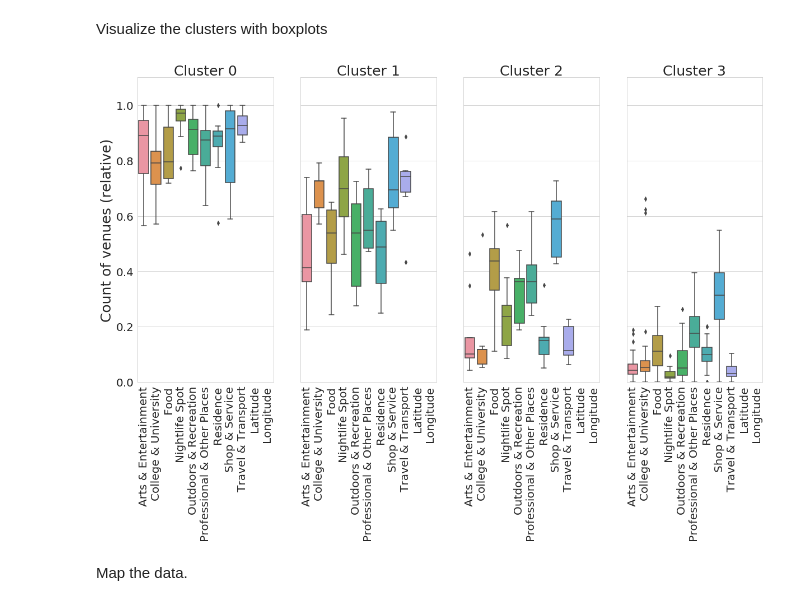
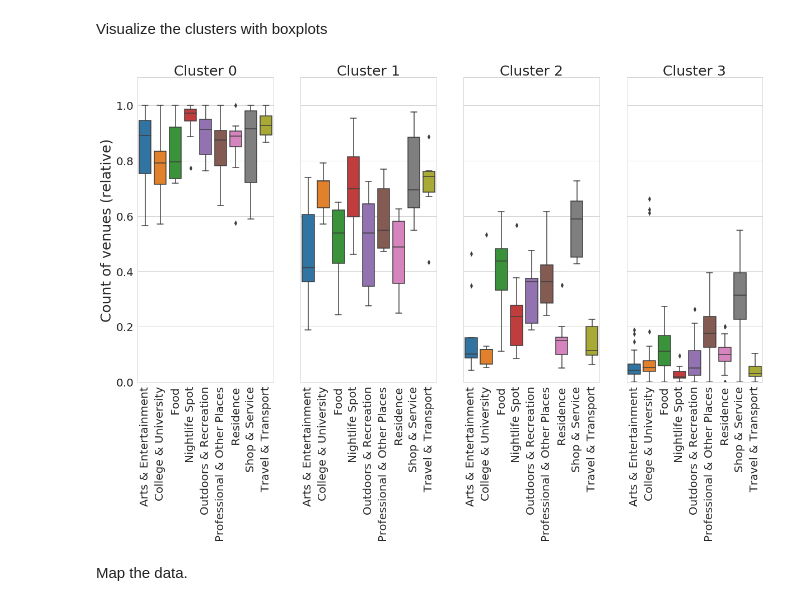
Before and after one commit to afroosheh/CapstoneProject, a Jupyter notebook: Montreal_analysis.ipynb, the cells around one changed output. Drawn from its saved outputs; the diff is of its cells as text; code cells hidden in the pictures.

```diff
--- a/Montreal_analysis.ipynb
+++ b/Montreal_analysis.ipynb
@@ -308,25 +308,28 @@ stations_clusters_minmax_df['Longitude'] = stations_venues_df['Longitude']
 Visualize the clusters with boxplots
 # %%
 import matplotlib.ticker as ticker
+
+stations_clusters_plot = stations_clusters_minmax_df.copy().drop(columns=['Latitude','Longitude'])
+#stations_clusters_plot.drop(columns=['Latitude','Longitude'], inplace=True)
 
 fig, axes = plt.subplots(1,kclusters, figsize=(20, 10), sharey=True)
 
 axes[0].set_ylabel('Count of venues (relative)', fontsize=25)
 #plt.set_xlabel('Venue category', fontsize='x-large')
 
 for k in range(kclusters):
     #Set same y axis limits
     axes[k].set_ylim(0,1.1)
     axes[k].xaxis.set_label_position('top')
     axes[k].set_xlabel('Cluster ' + str(k), fontsize=25)
     axes[k].tick_params(labelsize=20)
     plt.sca(axes[k])
     plt.xticks(rotation='vertical')
-    sns.boxplot(data = stations_clusters_minmax_df[stations_clusters_minmax_df['Cluster'] == k].drop('Cluster',1), ax=axes[k])
+    sns.boxplot(data = stations_clusters_plot[stations_clusters_plot['Cluster'] == k].drop('Cluster',1), ax=axes[k])
 
 plt.show()
 # %% [output]
-[figure, old version]
+[figure, new version]
 # %% [markdown]
 Map the data.
 # %%
```
